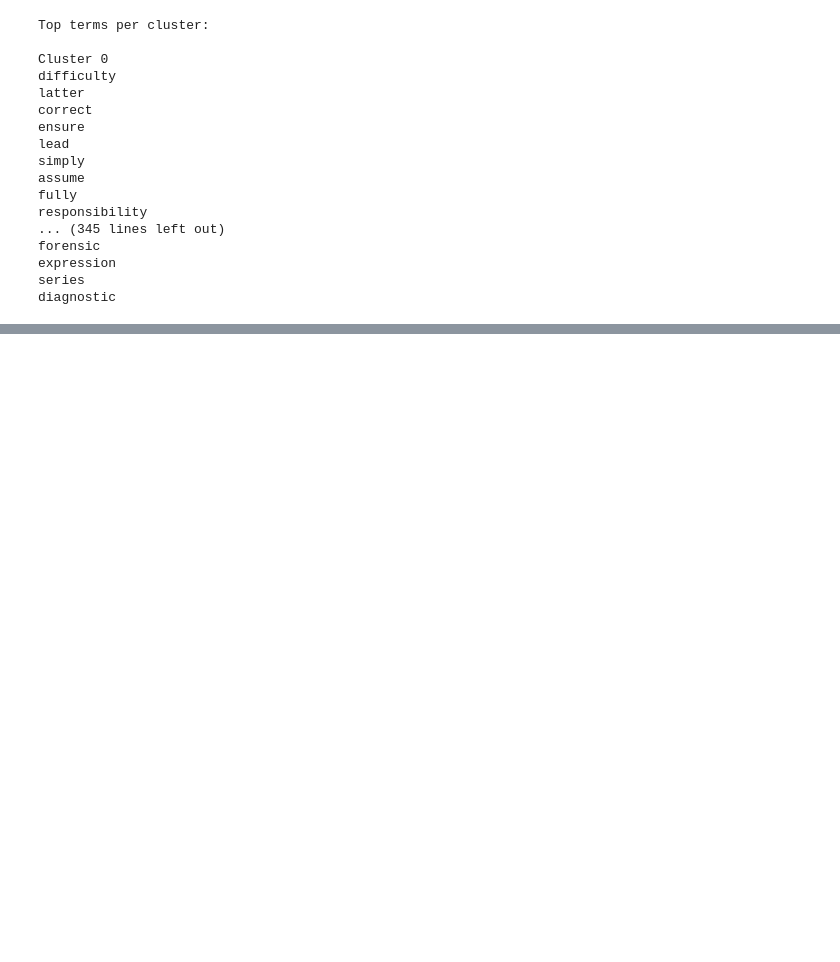
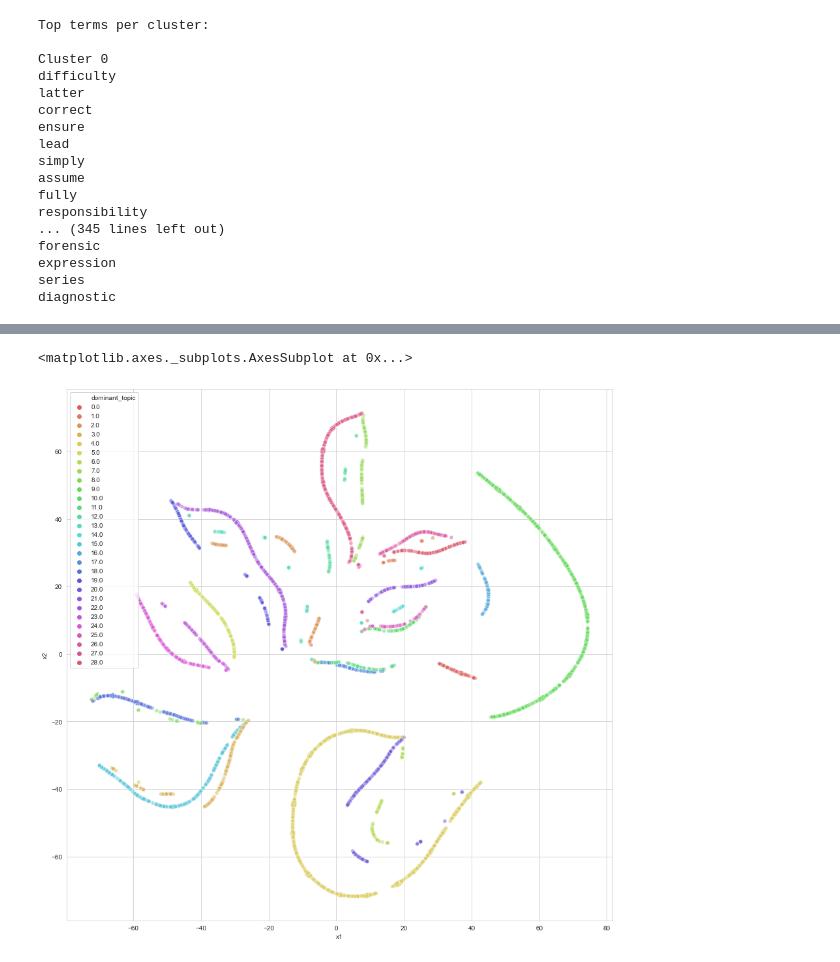
Before and after one commit to PejicM/Legal-Case-Reports-Topic-Modeling, a Jupyter notebook: documents_clustering.ipynb, the cells around one changed output, grey strips where cells are left out. Drawn from its saved outputs; the diff is of its cells as text; code cells hidden in the pictures; blank space fills up the shorter version.

```diff
--- a/documents_clustering.ipynb
+++ b/documents_clustering.ipynb
@@ -219,0 +315,15 @@ sns.scatterplot(x=tsne_df['x1'], y=tsne_df['x2'], hue=tsne_df['cluster'], legend
+# %%
+# svaki dokument predstavlja se raspodelom reci za dominantnu temu tog dokumenta
+doc_topic_keywords = []
+
+for index, row in dominant_topic_df.iterrows():
+    #document_features = []
+    perc_contribution = row['perc_contribution']
+    document_features = list(topics_data[int(row['dominant_topic'])])
+
+    # mnozenje tezine svake reci sa tezinom dominantne teme
+    document_features = [perc_contribution * value for value in document_features]
+
+    #document_features.append(row['perc_contribution'])    # ukljucujem i tezinu dominantne teme kao dodatan feature (pored raspodele tezina reci dominantne teme)
+
+    doc_topic_keywords.append(document_features)
@@ -219,0 +334,4 @@ sns.scatterplot(x=tsne_df['x1'], y=tsne_df['x2'], hue=tsne_df['cluster'], legend
+# %%
+tsne_topics_model = TSNE(n_components=2, verbose=1, random_state=33)
+# %%
+tsne_topics_data = tsne_topics_model.fit_transform(doc_topic_keywords)
@@ -219,0 +349,4 @@ sns.scatterplot(x=tsne_df['x1'], y=tsne_df['x2'], hue=tsne_df['cluster'], legend
+# %%
+tsne_topics_df = pd.DataFrame(tsne_topics_data, columns=['x1', 'x2'])
+tsne_topics_df['dominant_topic'] = list(dominant_topic_df['dominant_topic'])
+tsne_topics_df.head()
@@ -219,0 +360,9 @@ sns.scatterplot(x=tsne_df['x1'], y=tsne_df['x2'], hue=tsne_df['cluster'], legend
+# %%
+plt.figure(figsize=(15, 15))
+
+sns.scatterplot(x=tsne_topics_df['x1'], y=tsne_topics_df['x2'], hue=tsne_topics_df['dominant_topic'],
+                legend='full', palette=sns.color_palette("hls", 29), alpha=0.5)
+#sns.scatterplot(x=tsne_centroids[:, 0], y=tsne_centroids[:, 1], marker='X', s=100, color='darkred')
+# %% [output]
+<matplotlib.axes._subplots.AxesSubplot at 0x...>
+[figure, added]
```
Also changed, not shown: parts of 35 cells of this notebook, 1 other file.
